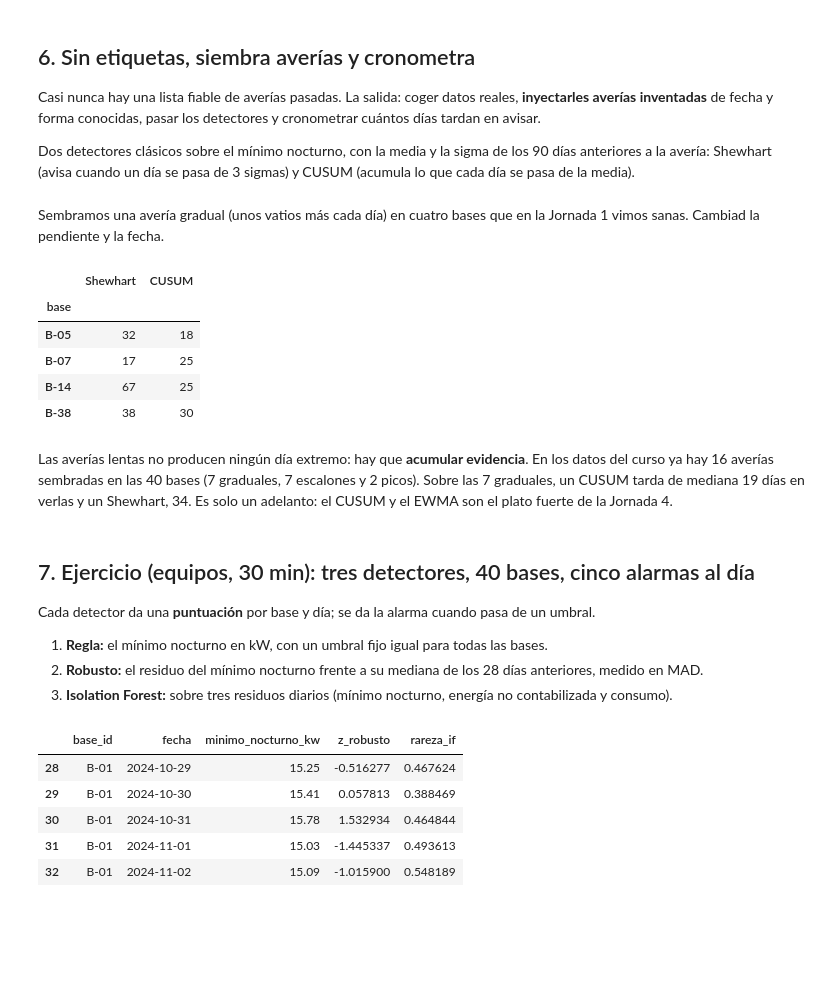
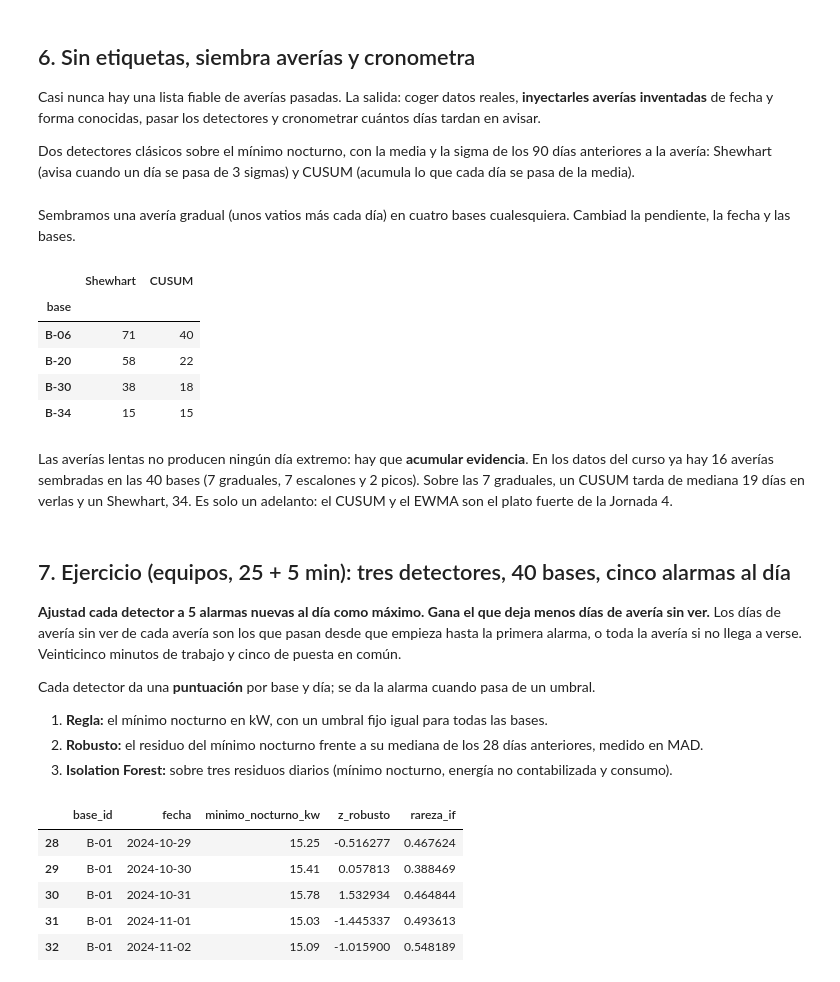
Before and after one commit to castrorbea/curso-analitica-cuadernos, a Jupyter notebook: cuadernos/avanzado/av06_anomalias.ipynb, the cells around one changed output. Drawn from its saved outputs; the diff is of its cells as text; code cells hidden in the pictures; blank space fills up the shorter version.

```diff
--- a/cuadernos/avanzado/av06_anomalias.ipynb
+++ b/cuadernos/avanzado/av06_anomalias.ipynb
@@ -229,36 +229,40 @@ def cusum(x, media, sigma, k=0.5, h=5.0):
 
 minimo = diario.pivot(index="fecha", columns="base_id", values="minimo_nocturno_kw")
 # %% [markdown]
-Sembramos una avería gradual (unos vatios más cada día) en cuatro bases que en la Jornada 1 vimos sanas.
-Cambiad la pendiente y la fecha.
+Sembramos una avería gradual (unos vatios más cada día) en cuatro bases cualesquiera. Cambiad la pendiente,
+la fecha y las bases.
 # %%
 pendiente_w = 10                       # ← vatios más cada día
 inicio = pd.Timestamp("2025-06-01")    # ← cuándo empieza
-bases_sanas = ["B-05", "B-07", "B-14", "B-38"]
+bases_siembra = ["B-06", "B-20", "B-30", "B-34"]   # ← cualquier base, de B-01 a B-40
 
 filas = []
-for base_s in bases_sanas:
+for base_s in bases_siembra:
     serie = minimo[base_s].copy()                    # una copia: los datos no se tocan
     dias = (serie.index - inicio).days.to_numpy()
     serie = serie + np.where(dias >= 0, dias * pendiente_w / 1000, 0)   # la rampa, en kW
     media, sigma = limites(serie[:inicio - pd.Timedelta(days=1)].tail(90))
     tras = serie[inicio:].to_numpy()
     filas.append({"base": base_s, "Shewhart": shewhart(tras, media, sigma), "CUSUM": cusum(tras, media, sigma)})
 pd.DataFrame(filas).set_index("base")
 # %% [output]
 |  | Shewhart | CUSUM |
 | base |  |  |
-| B-05 | 32 | 18 |
-| B-07 | 17 | 25 |
-| B-14 | 67 | 25 |
-| B-38 | 38 | 30 |
+| B-06 | 71 | 40 |
+| B-20 | 58 | 22 |
+| B-30 | 38 | 18 |
+| B-34 | 15 | 15 |
 # %% [markdown]
 Las averías lentas no producen ningún día extremo: hay que **acumular evidencia**. En los datos del curso ya hay
 16 averías sembradas en las 40 bases (7 graduales, 7 escalones y 2 picos). Sobre las 7 graduales, un CUSUM
 tarda de mediana 19 días en verlas y un Shewhart, 34. Es solo un adelanto: el CUSUM y el EWMA son el plato
 fuerte de la Jornada 4.
 # %% [markdown]
-## 7. Ejercicio (equipos, 30 min): tres detectores, 40 bases, cinco alarmas al día
+## 7. Ejercicio (equipos, 25 + 5 min): tres detectores, 40 bases, cinco alarmas al día
+
+**Ajustad cada detector a 5 alarmas nuevas al día como máximo. Gana el que deja menos días de avería sin
+ver.** Los días de avería sin ver de cada avería son los que pasan desde que empieza hasta la primera alarma,
+o toda la avería si no llega a verse. Veinticinco minutos de trabajo y cinco de puesta en común.
 
 Cada detector da una **puntuación** por base y día; se da la alarma cuando pasa de un umbral.
 
```
Also changed, not shown: parts of 6 cells of this notebook, 14 other files.
